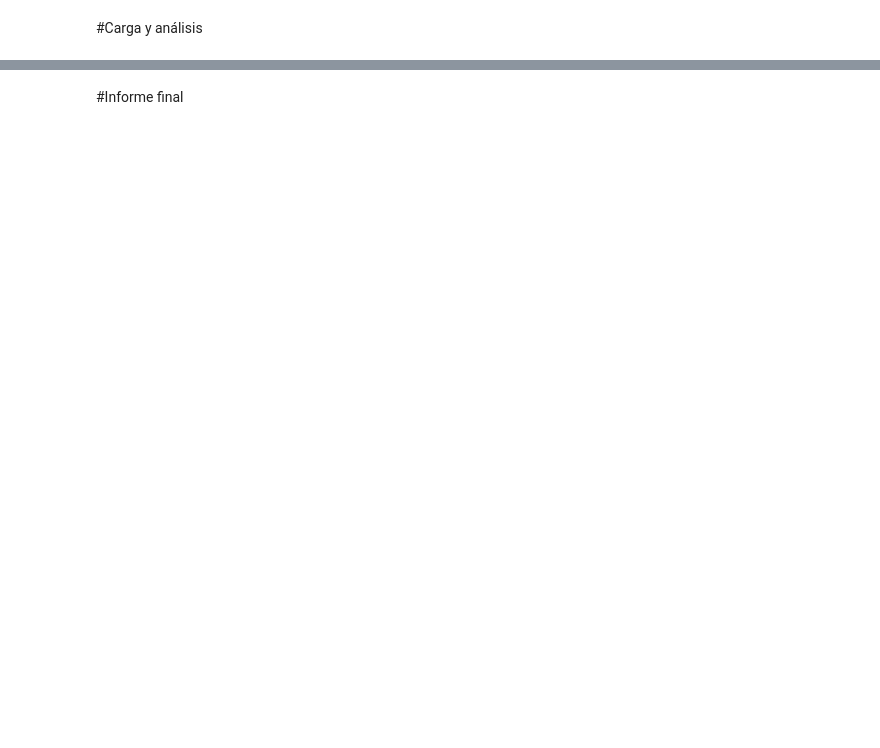
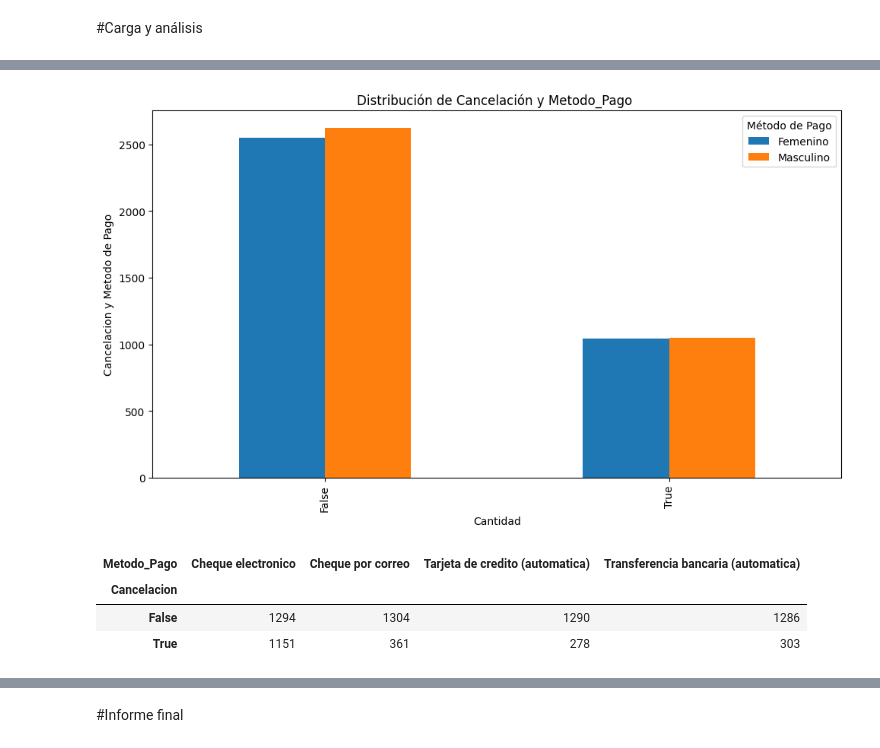
Before and after one commit to HadLe8/Challenge_TelecomX, a Jupyter notebook: Challenge_TelecomX.ipynb, the cells around one changed output, grey strips where cells are left out. Drawn from its saved outputs; the diff is of its cells as text; code cells hidden in the pictures; blank space fills up the shorter version.

```diff
--- a/Challenge_TelecomX.ipynb
+++ b/Challenge_TelecomX.ipynb
@@ -443,0 +510,3 @@ df.to_csv('DF_tratado.csv',index=False)
+# %%
+cancelacion_genero=df.groupby('Cancelacion')['Genero'].value_counts().unstack()
+cancelacion_genero
@@ -443,0 +554,18 @@ df.to_csv('DF_tratado.csv',index=False)
+# %%
+cancelacion_genero.plot(kind='bar', figsize=(10, 6))
+plt.title('Distribución de Cancelación y Metodo_Pago ')
+plt.xlabel('Cantidad')
+plt.ylabel('Cancelacion y Metodo de Pago')
+plt.legend(title='Método de Pago')
+plt.tight_layout()
+plt.show()
+# %% [output]
+[figure, added]
+# %%
+cancelacion_metodo=df.groupby(['Cancelacion', 'Metodo_Pago' ]).size().unstack()
+cancelacion_metodo
+# %% [output]
+| Metodo_Pago | Cheque electronico | Cheque por correo | Tarjeta de credito (automatica) | Transferencia bancaria (automatica) |
+| Cancelacion |  |  |  |  |
+| False | 1294 | 1304 | 1290 | 1286 |
+| True | 1151 | 361 | 278 | 303 |
```
Also changed, not shown: parts of 46 cells of this notebook.
